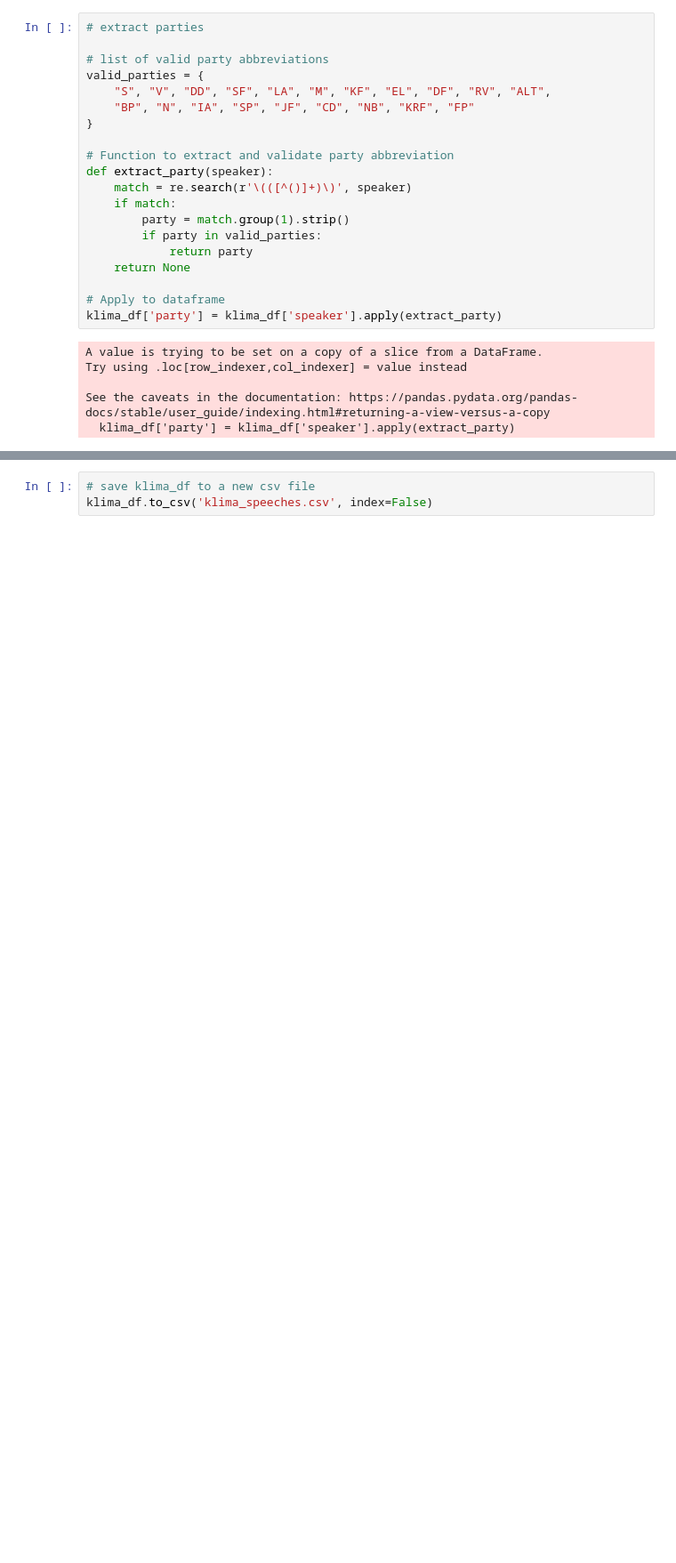
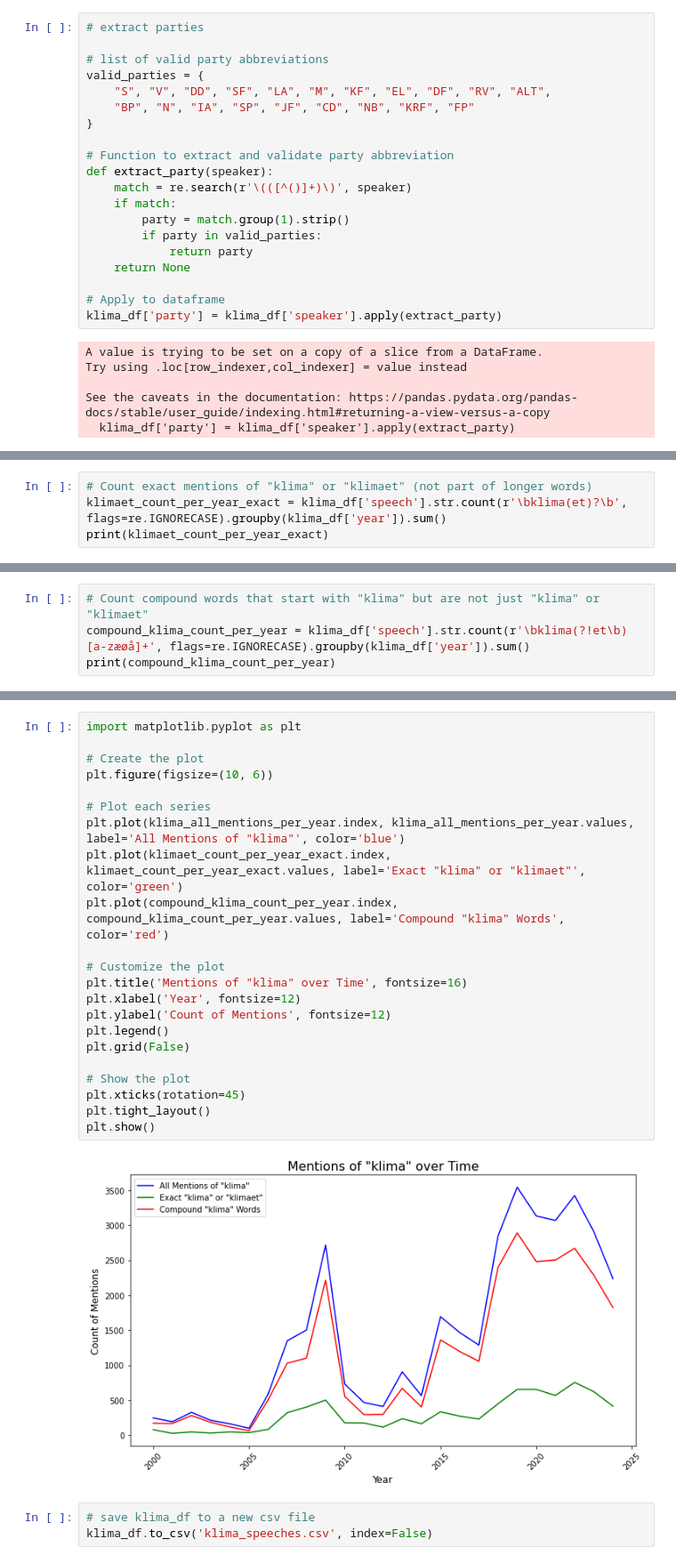
Before and after one commit to Idun9000/DatSci25, a Jupyter notebook: notebooks/look_at_csv.ipynb, the cells around one changed output, grey strips where cells are left out. Shown at 89% size. Drawn from its saved outputs; the diff is of its cells as text; blank space fills up the shorter version.

```diff
--- a/notebooks/look_at_csv.ipynb
+++ b/notebooks/look_at_csv.ipynb
@@ -116,0 +117,4 @@ Name: year, dtype: int64
+# %%
+# Count exact mentions of "klima" or "klimaet" (not part of longer words)
+klimaet_count_per_year_exact = klima_df['speech'].str.count(r'\bklima(et)?\b', flags=re.IGNORECASE).groupby(klima_df['year']).sum()
+print(klimaet_count_per_year_exact)
@@ -116,0 +139,4 @@ Name: year, dtype: int64
+# %%
+# Count compound words that start with "klima" but are not just "klima" or "klimaet"
+compound_klima_count_per_year = klima_df['speech'].str.count(r'\bklima(?!et\b)[a-zæøå]+', flags=re.IGNORECASE).groupby(klima_df['year']).sum()
+print(compound_klima_count_per_year)
@@ -135,3 +179,27 @@ plt.savefig('klima_occurrences.png')
+# %%
+import matplotlib.pyplot as plt
+
+# Create the plot
+plt.figure(figsize=(10, 6))
+
+# Plot each series
+plt.plot(klima_all_mentions_per_year.index, klima_all_mentions_per_year.values, label='All Mentions of "klima"', color='blue')
+plt.plot(klimaet_count_per_year_exact.index, klimaet_count_per_year_exact.values, label='Exact "klima" or "klimaet"', color='green')
+plt.plot(compound_klima_count_per_year.index, compound_klima_count_per_year.values, label='Compound "klima" Words', color='red')
+
+# Customize the plot
+plt.title('Mentions of "klima" over Time', fontsize=16)
+plt.xlabel('Year', fontsize=12)
+plt.ylabel('Count of Mentions', fontsize=12)
+plt.legend()
+plt.grid(False)
+
+# Show the plot
+plt.xticks(rotation=45)
+plt.tight_layout()
+plt.show()
+# %% [output]
+[figure, added]
 # %%
 # save klima_df to a new csv file
 klima_df.to_csv('klima_speeches.csv', index=False)
```
Also changed, not shown: parts of 4 cells of this notebook, 1 other file.
